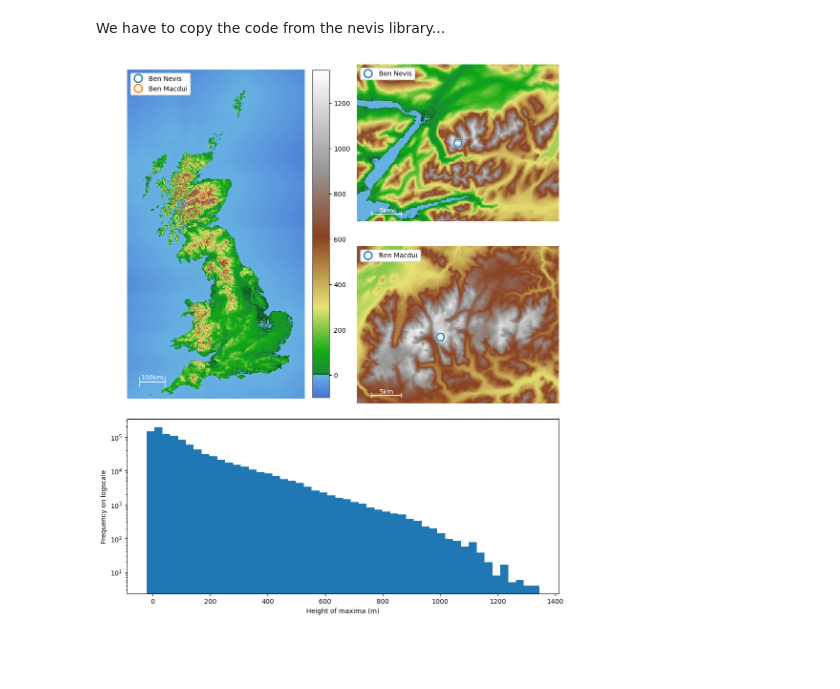
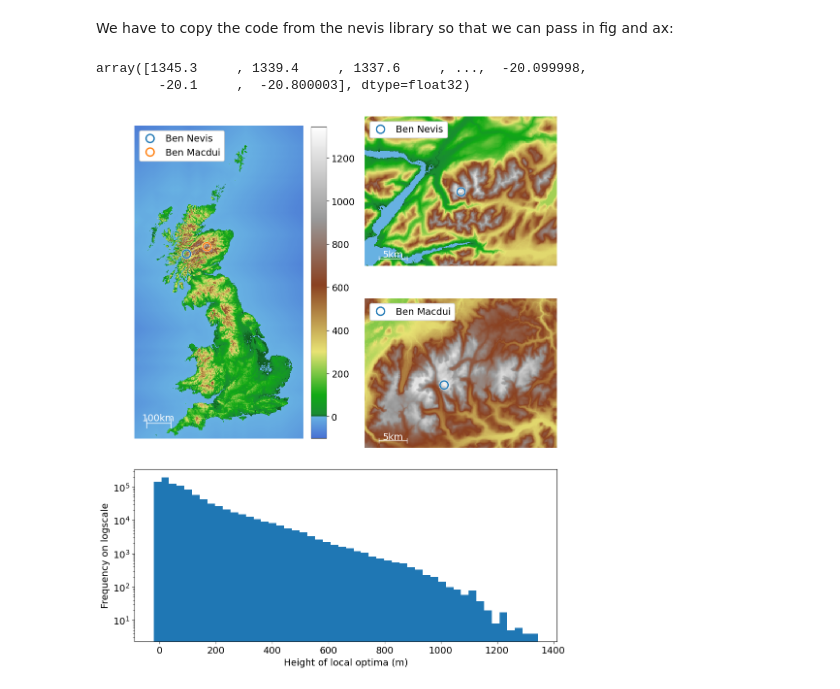
Before and after one commit to CardiacModelling/BenNevisBenchmark, a Jupyter notebook: basin-problem/ipynb/fig-1.ipynb, the cells around one changed output. Cells and saved outputs as stored; diff of their text form; code cells hidden in the pictures; blank space fills up the shorter version.

```diff
--- a/basin-problem/ipynb/fig-1.ipynb
+++ b/basin-problem/ipynb/fig-1.ipynb
@@ -9,7 +9,7 @@ data = nevis.gb()
 maxima = np.load('../res/maxima.npy')
 # path_sum = np.load('res/path_sum.npy')
 # %% [markdown]
-We have to copy the code from the nevis library...
+We have to copy the code from the nevis library so that we can pass in fig and ax:
 # %%
 
 import matplotlib.colors
@@ -279,16 +279,17 @@ def plot(boundaries=None, labels=None, trajectory=None, points=None,
             )
 
     return fig, ax, heights, meters2indices
-# %%
-maxima_heights = []
-
-for x, y in maxima:
-    maxima_heights.append(data[x, y])
+# %%
+maxima_heights = np.load('../res/maxima_heights.npy')
+# %% [output]
+array([1345.3     , 1339.4     , 1337.6     , ...,  -20.099998,
+        -20.1     ,  -20.800003], dtype=float32)
 # %%
 import matplotlib.pyplot as plt
 import matplotlib.gridspec as gridspec
 
 # Create a figure
+plt.rcParams.update({'font.size': 14})
 fig = plt.figure(figsize=(10, 12))
 
 # Define the GridSpec layout
@@ -328,32 +329,32 @@ heights = nevis.gb()
 vmin = np.min(heights)
 vmax = np.max(heights)
 def f(x): return (x - vmin) / (vmax - vmin)
 cmap = matplotlib.colors.LinearSegmentedColormap.from_list(
         'soundofmusic', [
         (0, '#4872d3'),             # Deep sea blue
         (f(-0.1), '#68b2e3'),       # Shallow sea blue
         (f(0.0), '#0f561e'),        # Dark green
         (f(10), '#1a8b33'),         # Nicer green
         (f(100), '#11aa15'),        # Glorious green
         (f(300), '#e8e374'),        # Yellow at ~1000ft
         (f(610), '#8a4121'),        # Brownish at ~2000ft
         (f(915), '#999999'),        # Grey at ~3000ft
         (1, 'white'),
         ], N=1024)
 sm = plt.cm.ScalarMappable(
         cmap=cmap, norm=matplotlib.colors.Normalize(vmin, vmax))
 sm.set_array([])
 fig.colorbar(sm, ax=ax1, fraction=0.081, pad=0.04)
 
 ax4.hist(maxima_heights, log=True, bins=50)
 # ax4.title('Histogram of the heights of local maxima')
-ax4.set_xlabel('Height of maxima (m)')
+ax4.set_xlabel('Height of local optima (m)')
 ax4.set_ylabel('Frequency on logscale')
 
 # Adjust layout if necessary
 plt.tight_layout()
 
 # Show the figure
 plt.show()
 # %% [output]
-[figure, old version]
+[figure, new version]
```
Also changed, not shown: 11 other files.
